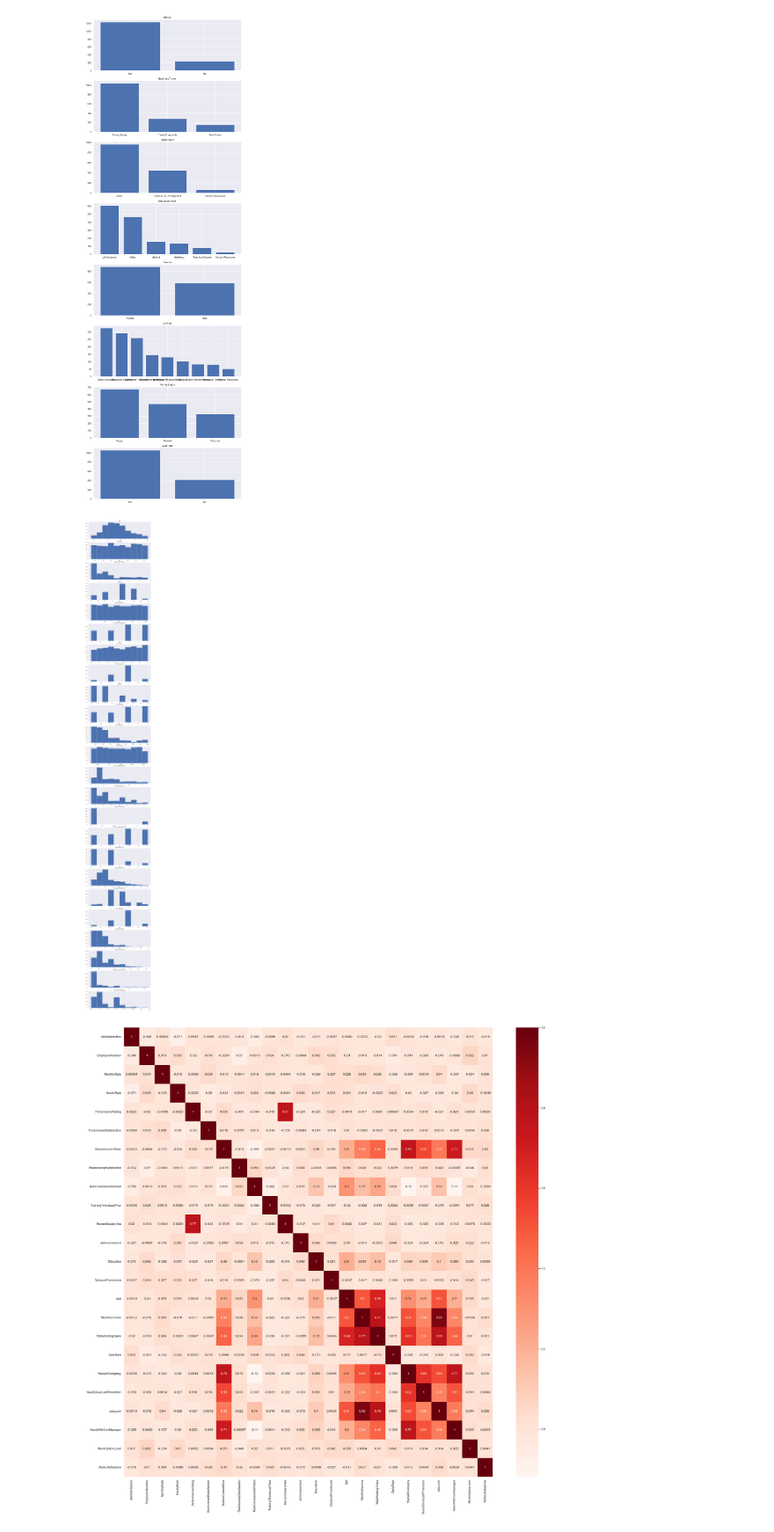
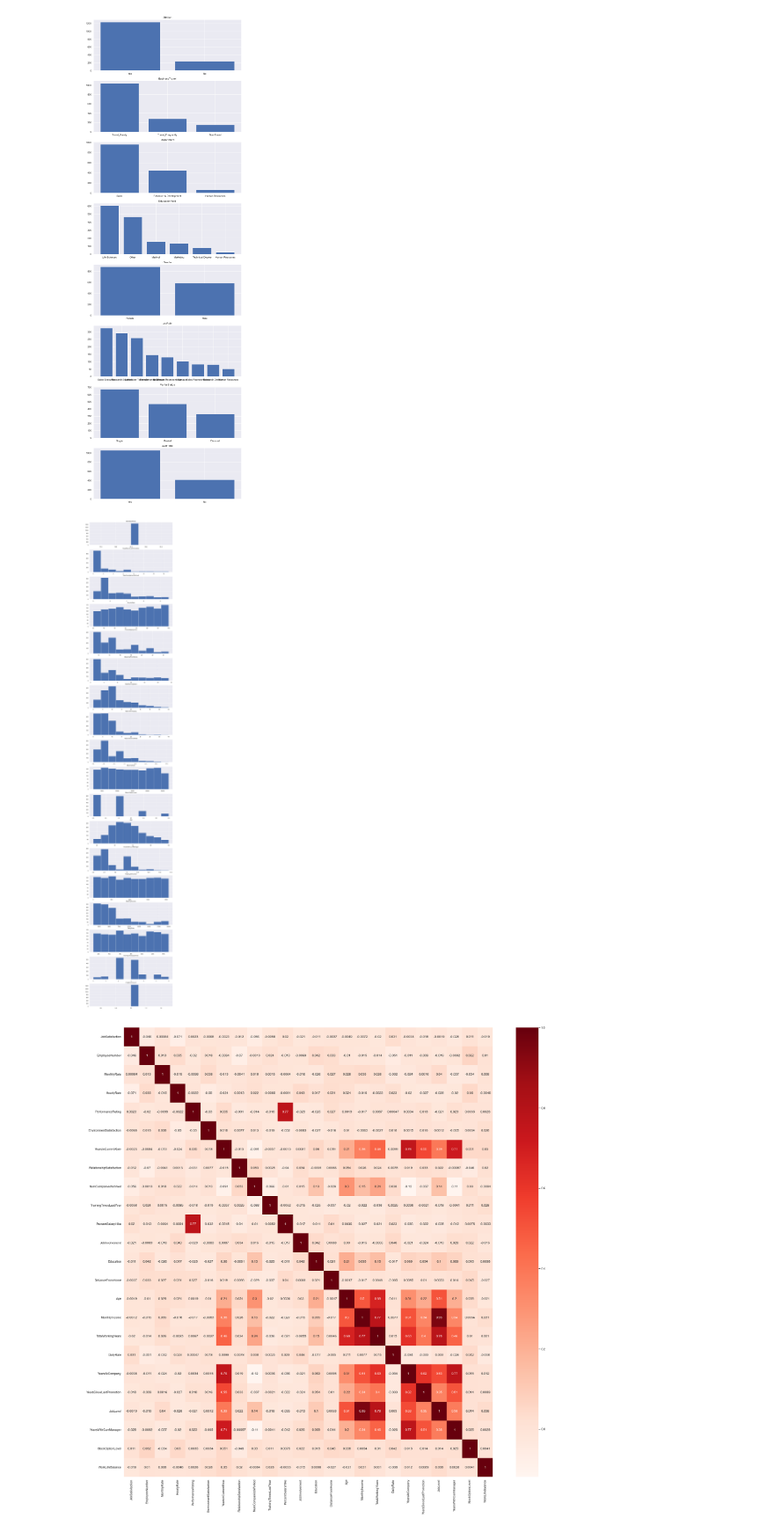
Before and after one commit to DouglasRFLeite/EmployeeAttritionPrediction, a Jupyter notebook: EDA.ipynb, the cells around one changed output. Shown: that part at 88% size. Saved outputs shown, nothing was run; the diff lists cells and outputs as text; code cells hidden in the pictures.

```diff
--- a/EDA.ipynb
+++ b/EDA.ipynb
@@ -179,21 +175,21 @@ plt.show()
 # %% [output]
 [figure]
 # %%
-fig, ax = plt.subplots(len(num_col_names))
-fig.set_size_inches(12, len(num_col_names)*4)
+fig, ax = plt.subplots(len(cont_col_names))
+fig.set_size_inches(12, len(cont_col_names)*4)
 
 i=0
 
-for col in num_col_names:
+for col in cont_col_names:
     ax[i].hist(dataset[col])
     ax[i].set_title(col)
 
     i = i+1
 
 plt.savefig('img/Continuous_Histograms.png')
 plt.show()
 # %% [output]
-[figure, old version]
+[figure, new version]
 # %%
 corr = dataset[list(set(dataset.columns)-set(['EmployeeCount', 'StandardHours']))].corr()
 sns.heatmap(corr, xticklabels=corr.columns, yticklabels=corr.columns, annot=True, cmap='Reds')
```
Also changed, not shown: parts of 2 cells of this notebook.
